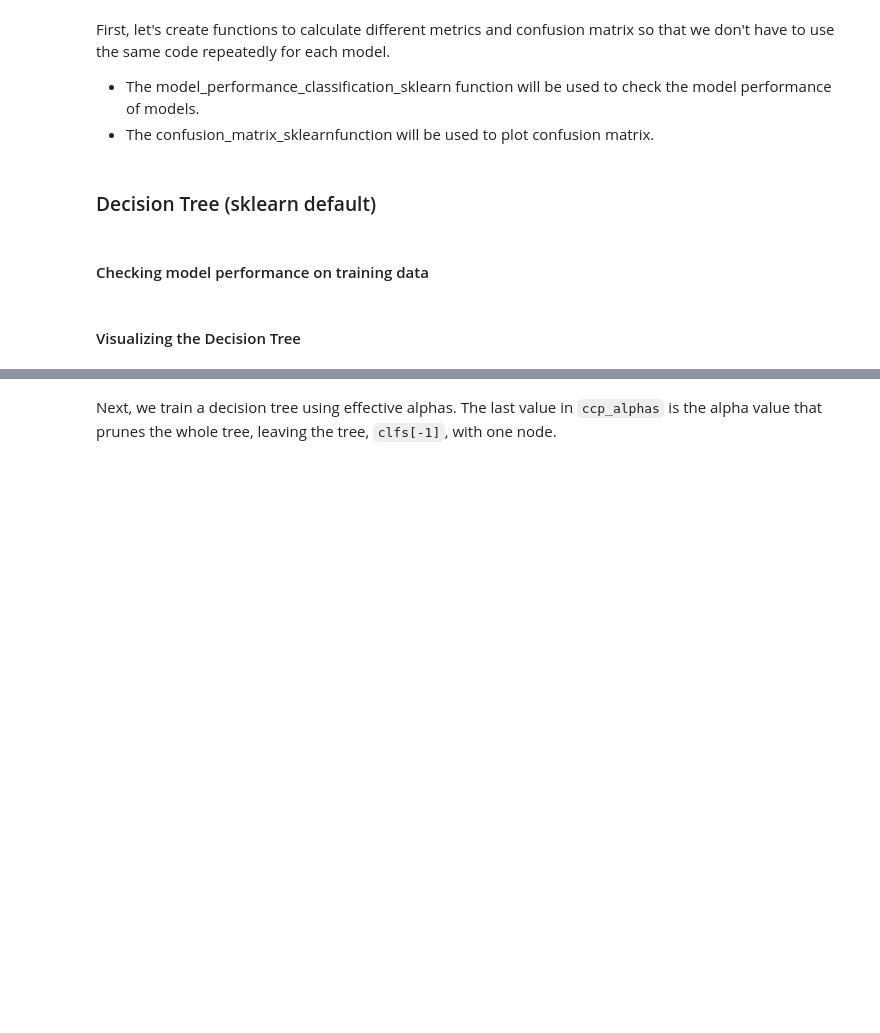
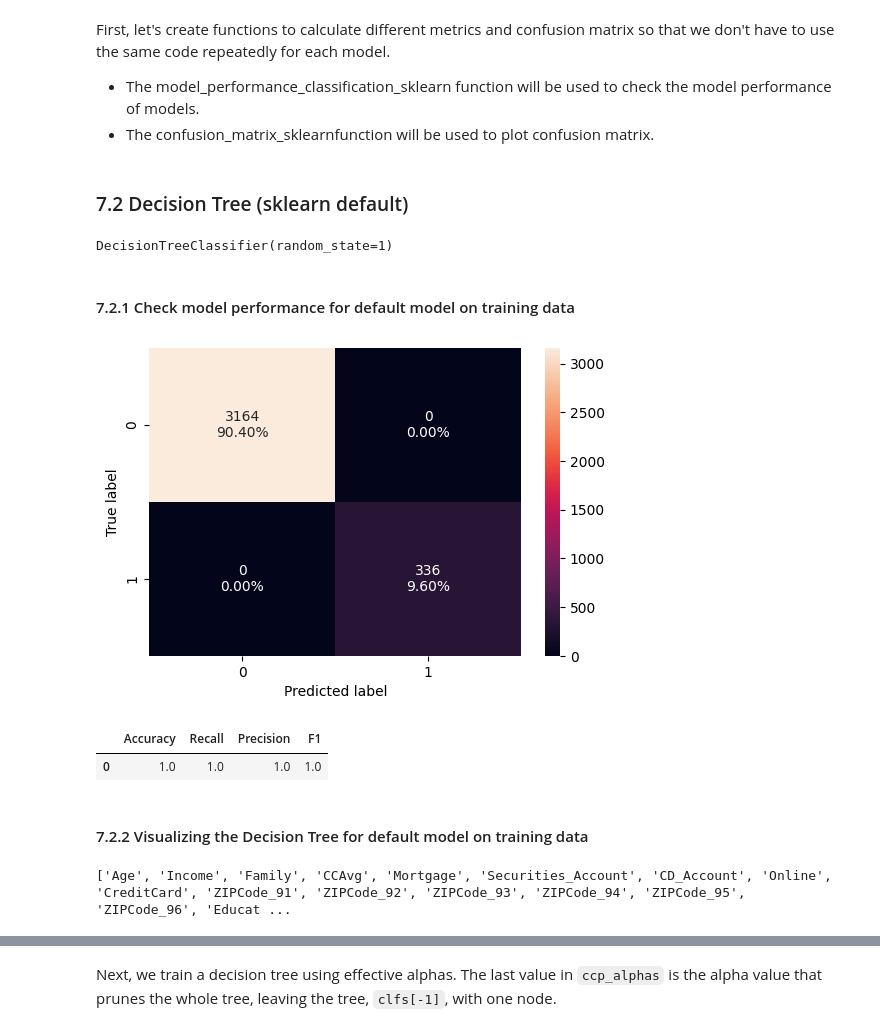
Before and after one commit to RashmiJK/PGP-AIML-PersonalLoan-ML, a Jupyter notebook: loan_purchase_modelling_dt.ipynb, the cells around one changed output, grey strips where cells are left out. Drawn from its saved outputs; the diff is of its cells as text; code cells hidden in the pictures; blank space fills up the shorter version.

```diff
--- a/loan_purchase_modelling_dt.ipynb
+++ b/loan_purchase_modelling_dt.ipynb
@@ -1009,24 +1010,36 @@ def confusion_matrix_sklearn(model, predictors, target):
     plt.ylabel("True label")
     plt.xlabel("Predicted label")
 # %% [markdown]
-### Decision Tree (sklearn default)
+### 7.2 Decision Tree (sklearn default)
 # %%
-model = DecisionTreeClassifier(criterion="gini", random_state=1)
-model.fit(X_train, y_train)
+# Create an instance of the decision tree model
+model_default = DecisionTreeClassifier(criterion="gini", random_state=1)
+
+# Fit the model to the training data
+model_default.fit(X_train, y_train)
+# %% [output]
+DecisionTreeClassifier(random_state=1)
 # %% [markdown]
-#### Checking model performance on training data
+#### 7.2.1 Check model performance for default model on training data
 # %%
-confusion_matrix_sklearn(model, X_train, y_train)
+confusion_matrix_sklearn(model_default, X_train, y_train)
+# %% [output]
+[figure, added]
 # %%
 decision_tree_perf_train = model_performance_classification_sklearn(
-    model, X_train, y_train
+    model_default, X_train, y_train
 )
 decision_tree_perf_train
+# %% [output]
+|  | Accuracy | Recall | Precision | F1 |
+| 0 | 1.0 | 1.0 | 1.0 | 1.0 |
 # %% [markdown]
-#### Visualizing the Decision Tree
+#### 7.2.2 Visualizing the Decision Tree for default model on training data
 # %%
 feature_names = list(X_train.columns)
 print(feature_names)
+# %% [output]
+['Age', 'Income', 'Family', 'CCAvg', 'Mortgage', 'Securities_Account', 'CD_Account', 'Online', 'CreditCard', 'ZIPCode_91', 'ZIPCode_92', 'ZIPCode_93', 'ZIPCode_94', 'ZIPCode_95', 'ZIPCode_96', 'Educat ...
 # %%
 plt.figure(figsize=(20, 30))
 out = tree.plot_tree(
```
Also changed, not shown: parts of 38 cells of this notebook.
